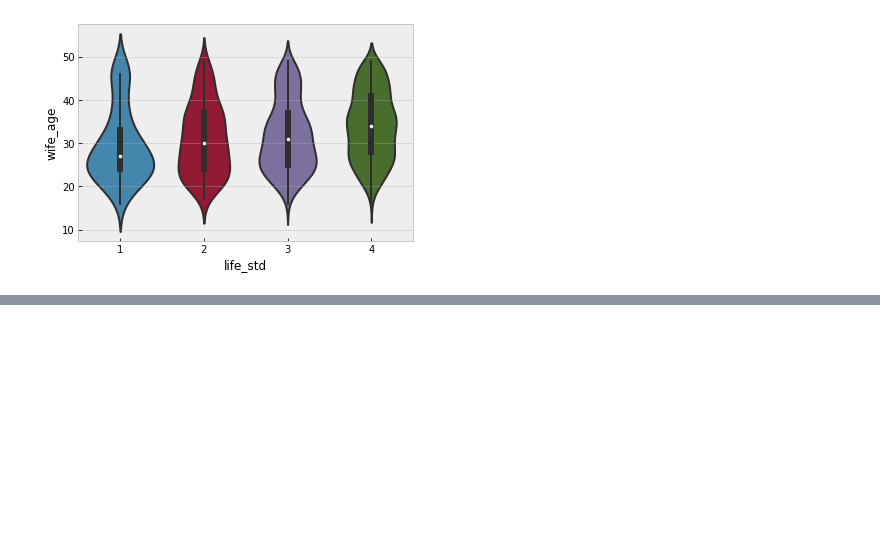
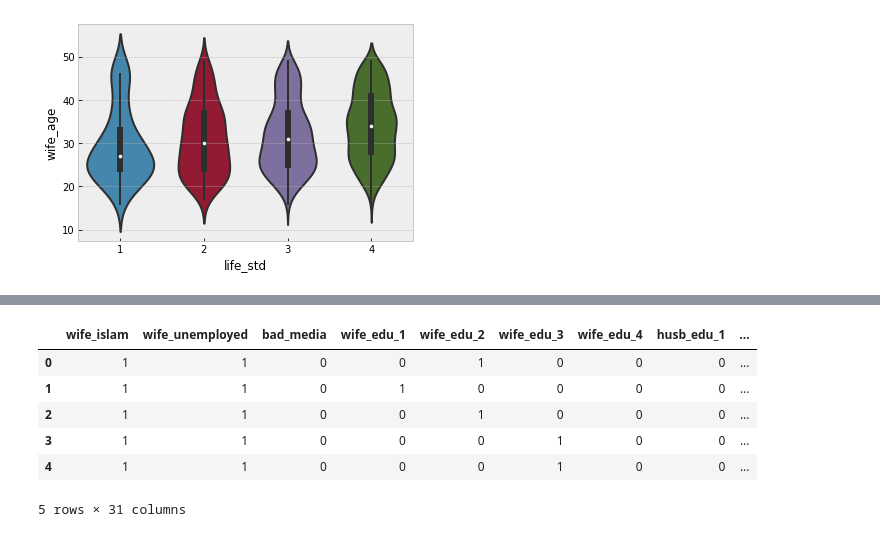
Before and after one commit to MichaelNormandyGavin/contraceptive, a Jupyter notebook: Contraceptive Study Classification.ipynb, the cells around one changed output, grey strips where cells are left out. Cells and saved outputs as stored; diff of their text form; code cells hidden in the pictures; blank space fills up the shorter version.

```diff
--- a/Contraceptive Study Classification.ipynb
+++ b/Contraceptive Study Classification.ipynb
@@ -157,0 +227,16 @@ sb.violinplot(x='life_std',y='wife_age',data=df)
+# %%
+df.drop(['wife_age','num_child'],axis=1,inplace=True)
+# %%
+for c in ['wife_edu','husb_edu','husb_occupation','life_std','contra_type']:
+    df[c] = df[c].astype('category')
+# %%
+df_dummies = pd.get_dummies(df)
+df_dummies.head()
+# %% [output]
+|  | wife_islam | wife_unemployed | bad_media | wife_edu_1 | wife_edu_2 | wife_edu_3 | wife_edu_4 | husb_edu_1 | ... |
+| 0 | 1 | 1 | 0 | 0 | 1 | 0 | 0 | 0 | ... |
+| 1 | 1 | 1 | 0 | 1 | 0 | 0 | 0 | 0 | ... |
+| 2 | 1 | 1 | 0 | 0 | 1 | 0 | 0 | 0 | ... |
+| 3 | 1 | 1 | 0 | 0 | 0 | 1 | 0 | 0 | ... |
+| 4 | 1 | 1 | 0 | 0 | 0 | 1 | 0 | 0 | ... |
+5 rows × 31 columns
```
Also changed, not shown: parts of 17 cells of this notebook.
